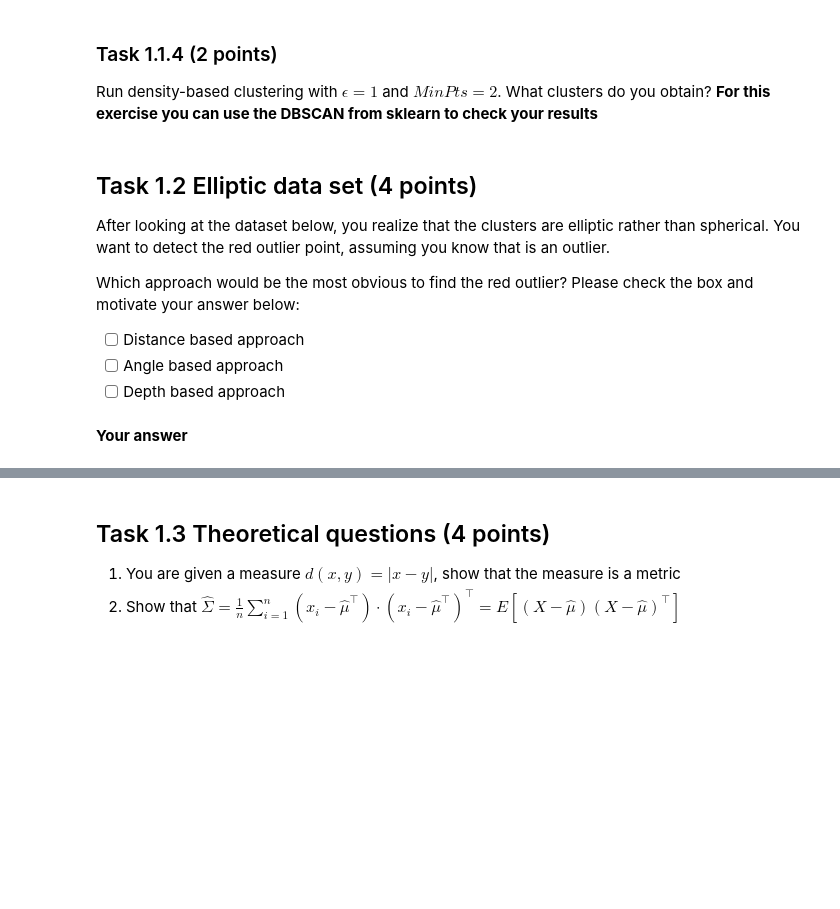
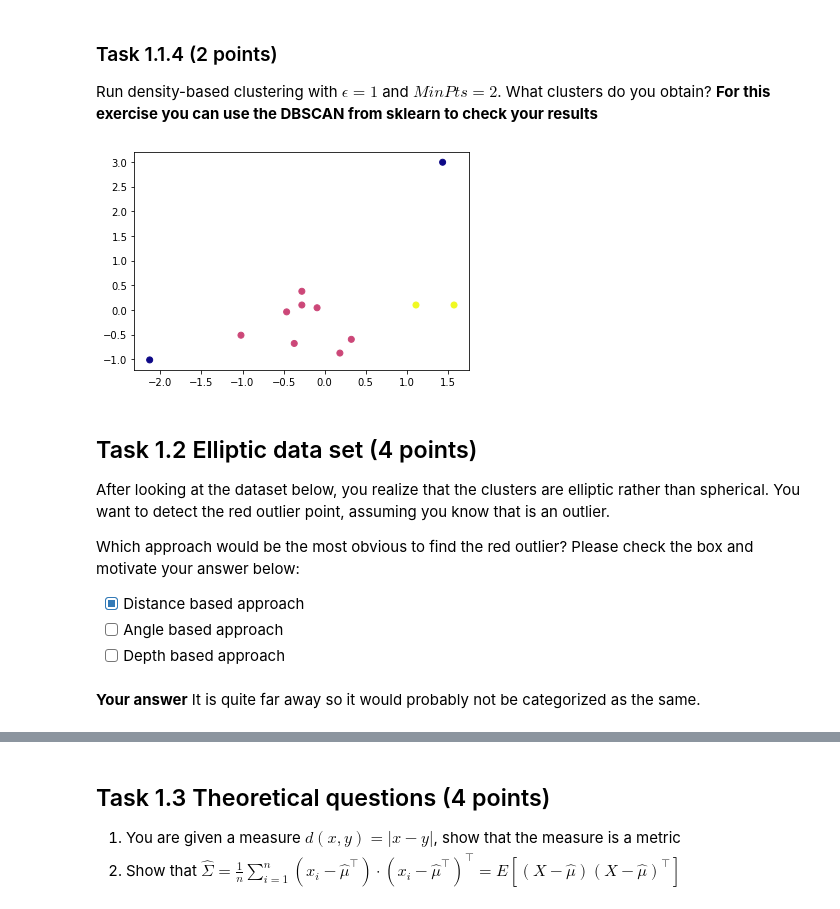
Before and after one commit to Thrun12/dm2022-exercises, a Jupyter notebook: handins/handin1.ipynb, the cells around one changed output, grey strips where cells are left out. Cells and saved outputs as stored; diff of their text form; code cells hidden in the pictures; blank space fills up the shorter version.

```diff
--- a/handins/handin1.ipynb
+++ b/handins/handin1.ipynb
@@ -67,16 +132,25 @@ Compute the dendrograms using single-link
 # %% [markdown]
 ### Task 1.1.4 (2 points)
 Run density-based clustering with $\epsilon=1$ and $MinPts=2$. What clusters do you obtain? **For this exercise you can use the DBSCAN from sklearn to check your results**
+# %%
+dbscan = DBSCAN(eps = 1, min_samples = 2).fit(X_scaled) # fitting the model
+labels = dbscan.labels_
+
+plt.scatter(X_scaled[:, 0], X_scaled[:,1], c = labels, cmap= "plasma")
+plt.show()
+# %% [output]
+[figure, added]
 # %% [markdown]
 ## Task 1.2 Elliptic data set (4 points)
 After looking at the dataset below, you realize that the clusters are elliptic rather than spherical. You want to detect the red outlier point, assuming you know that is an outlier.
 
 Which approach would be the most obvious to find the red outlier? Please check the box and motivate your answer below:
-- [ ] Distance based approach
+- [x] Distance based approach
 - [ ] Angle based approach
 - [ ] Depth based approach
 # %% [markdown]
 **Your answer**
+It is quite far away so it would probably not be categorized as the same.
 # %%
 D_new = np.array([[1.42, 1.131], # Red
                 [1.34, 0.3],
```
Also changed, not shown: parts of 24 cells of this notebook.
